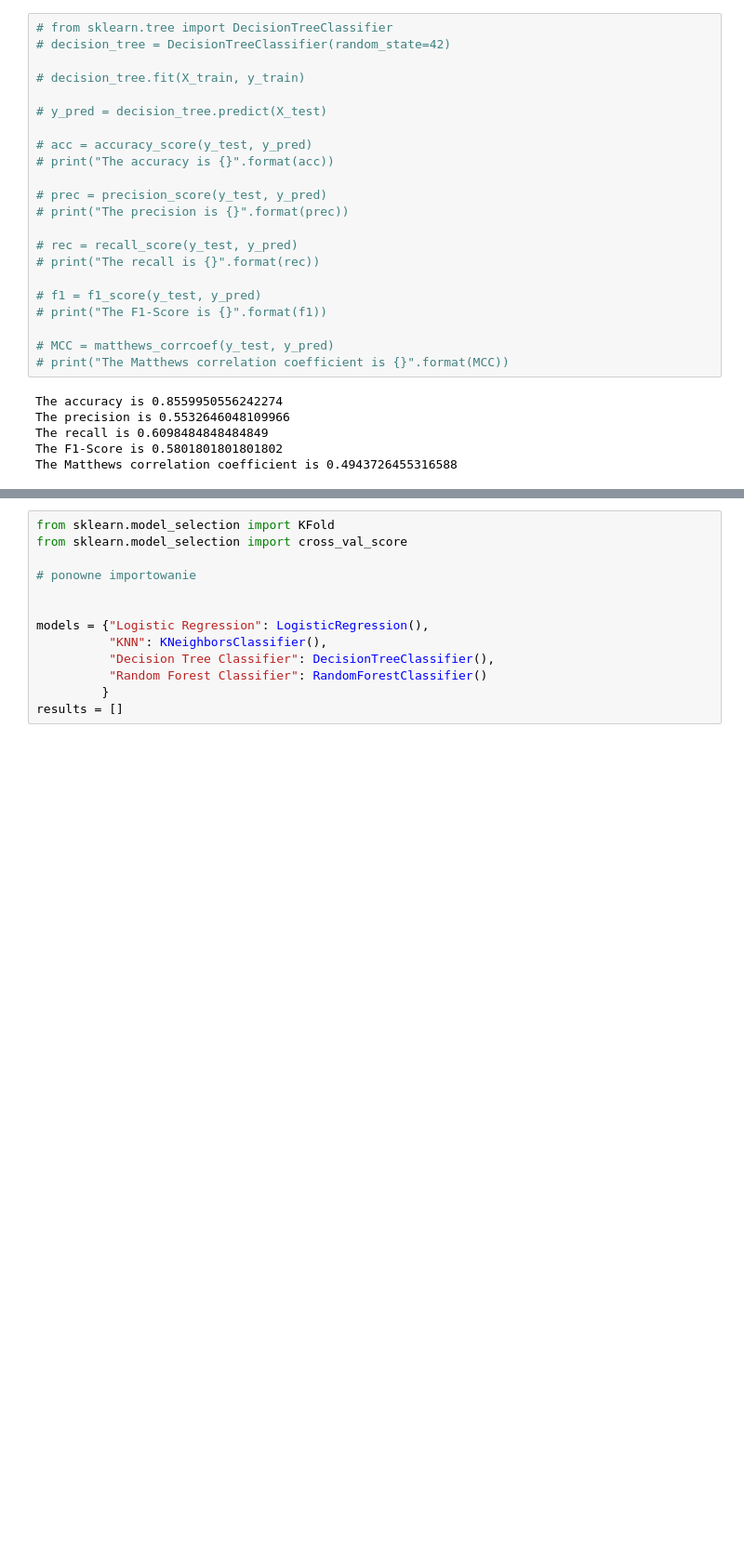
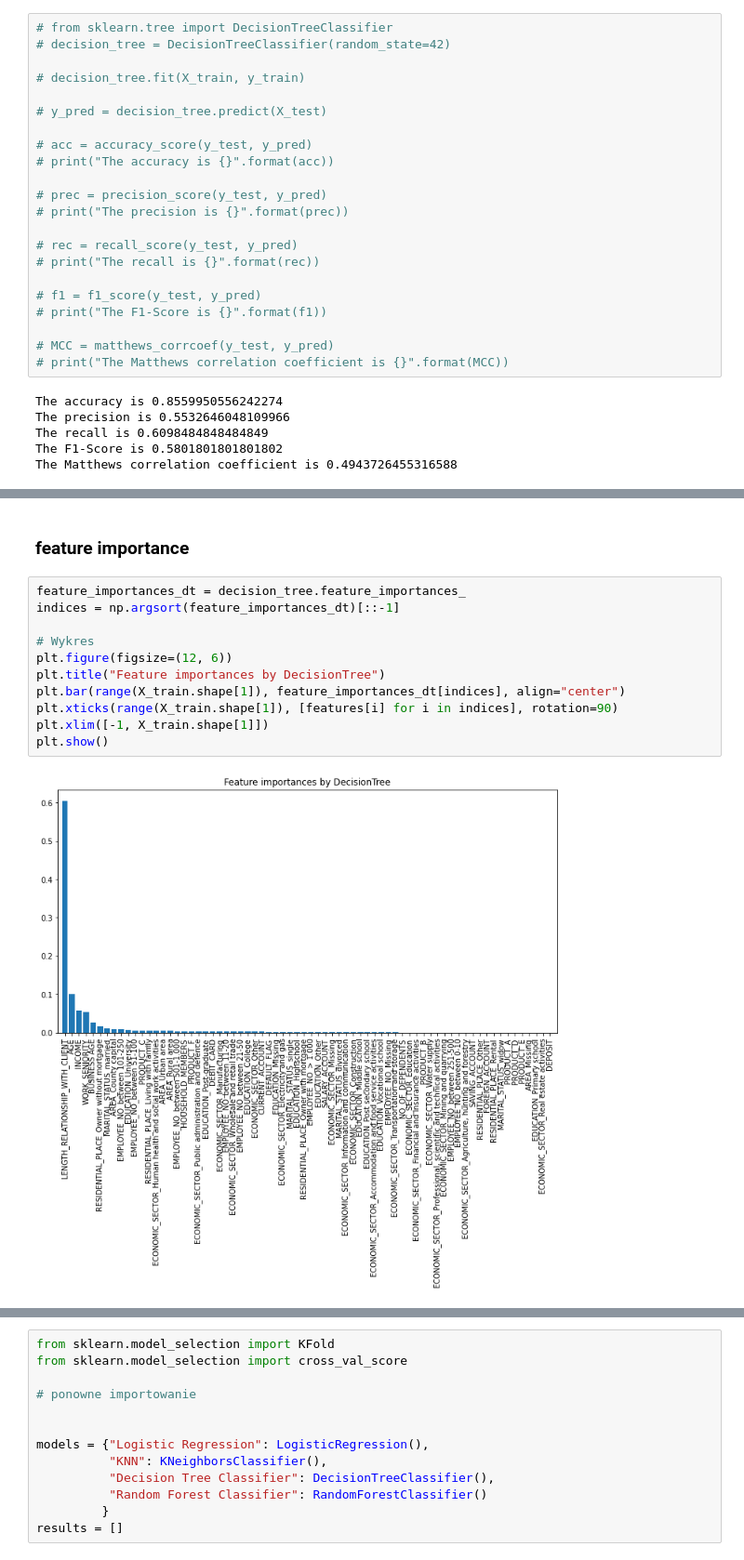
Before and after one commit to GabrielaMajstrak/ML-first-project, a Jupyter notebook: Projetk ML 1/ML_najnowsza_wersja.ipynb, the cells around one changed output, grey strips where cells are left out. Shown at 93% size. Cells and saved outputs as stored; diff of their text form; blank space fills up the shorter version.

```diff
--- a/Projetk ML 1/ML_najnowsza_wersja.ipynb
+++ b/Projetk ML 1/ML_najnowsza_wersja.ipynb
@@ -961,0 +984,15 @@ plt.show()
+# %% [markdown]
+### feature importance
+# %%
+feature_importances_dt = decision_tree.feature_importances_
+indices = np.argsort(feature_importances_dt)[::-1]
+
+# Wykres
+plt.figure(figsize=(12, 6))
+plt.title("Feature importances by DecisionTree")
+plt.bar(range(X_train.shape[1]), feature_importances_dt[indices], align="center")
+plt.xticks(range(X_train.shape[1]), [features[i] for i in indices], rotation=90)
+plt.xlim([-1, X_train.shape[1]])
+plt.show()
+# %% [output]
+[figure, added]
```
Also changed, not shown: parts of 74 cells of this notebook.
